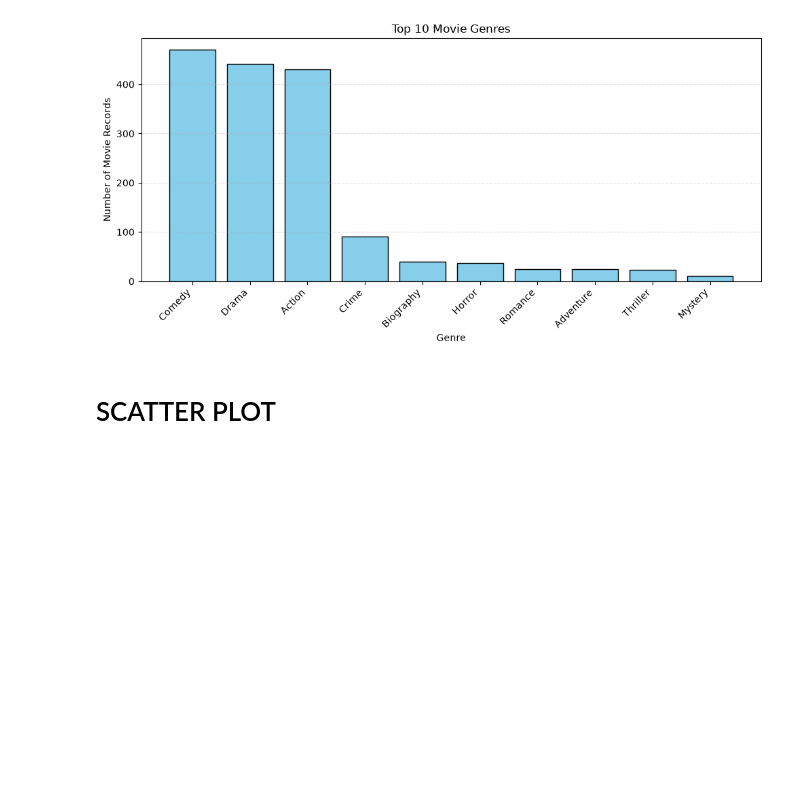
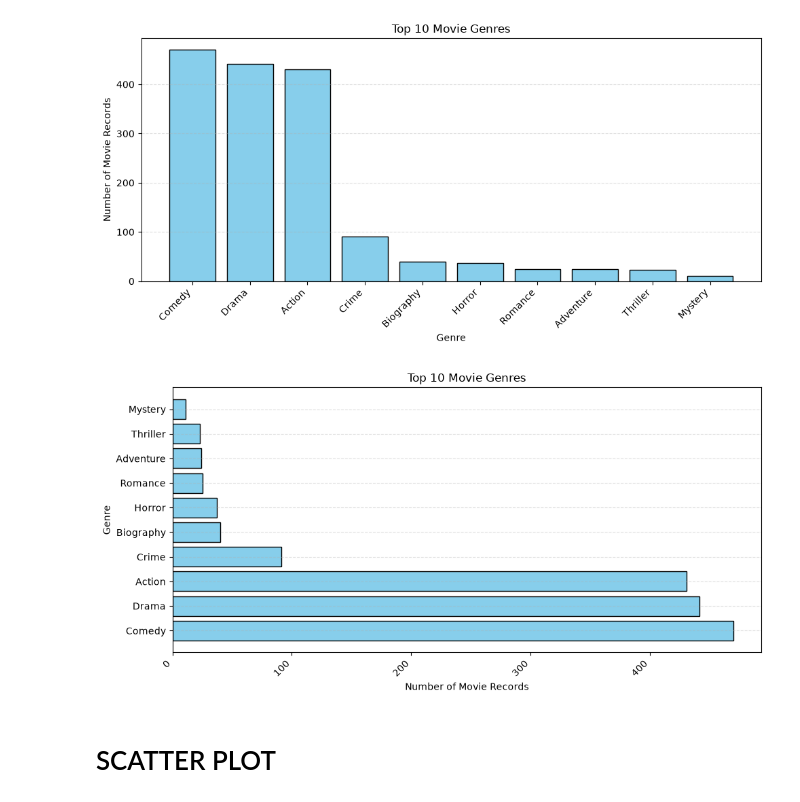
Before and after one commit to shivamdhamange/DATA-SCIENCE, a Jupyter notebook: shivam/day 16 matplotlib.ipynb, the cells around one changed output. Saved outputs shown, nothing was run; the diff lists cells and outputs as text; code cells hidden in the pictures; blank space fills up the shorter version.

```diff
--- a/shivam/day 16 matplotlib.ipynb
+++ b/shivam/day 16 matplotlib.ipynb
@@ -178,6 +222,43 @@ plt.tight_layout()
 plt.show()
 # %% [output]
 [figure]
+# %%
+# horizontal
+
+import pandas as pd
+import matplotlib.pyplot as plt
+
+df = pd.read_csv(r"D:\ITP\DATA SCIENCE\data\movies (1).csv")
+
+genre_counts = (
+    df["genres"]
+    .dropna()
+    .str.split("|")
+    .str[0]
+    .value_counts()
+    .head(10)
+)
+
+plt.figure(figsize=(10, 5))
+
+plt.barh(
+    genre_counts.index,
+    genre_counts.values,
+    color="skyblue",
+    edgecolor="black"
+)
+
+plt.title("Top 10 Movie Genres")
+plt.xlabel("Number of Movie Records")
+plt.ylabel("Genre")
+
+plt.xticks(rotation=45, ha="right")
+plt.grid(axis="y", linestyle="--", alpha=0.4)
+
+plt.tight_layout()
+plt.show()
+# %% [output]
+[figure, added]
 # %% [markdown]
 # SCATTER PLOT
 # %% [markdown]
```
Also changed, not shown: parts of 4 cells of this notebook.
